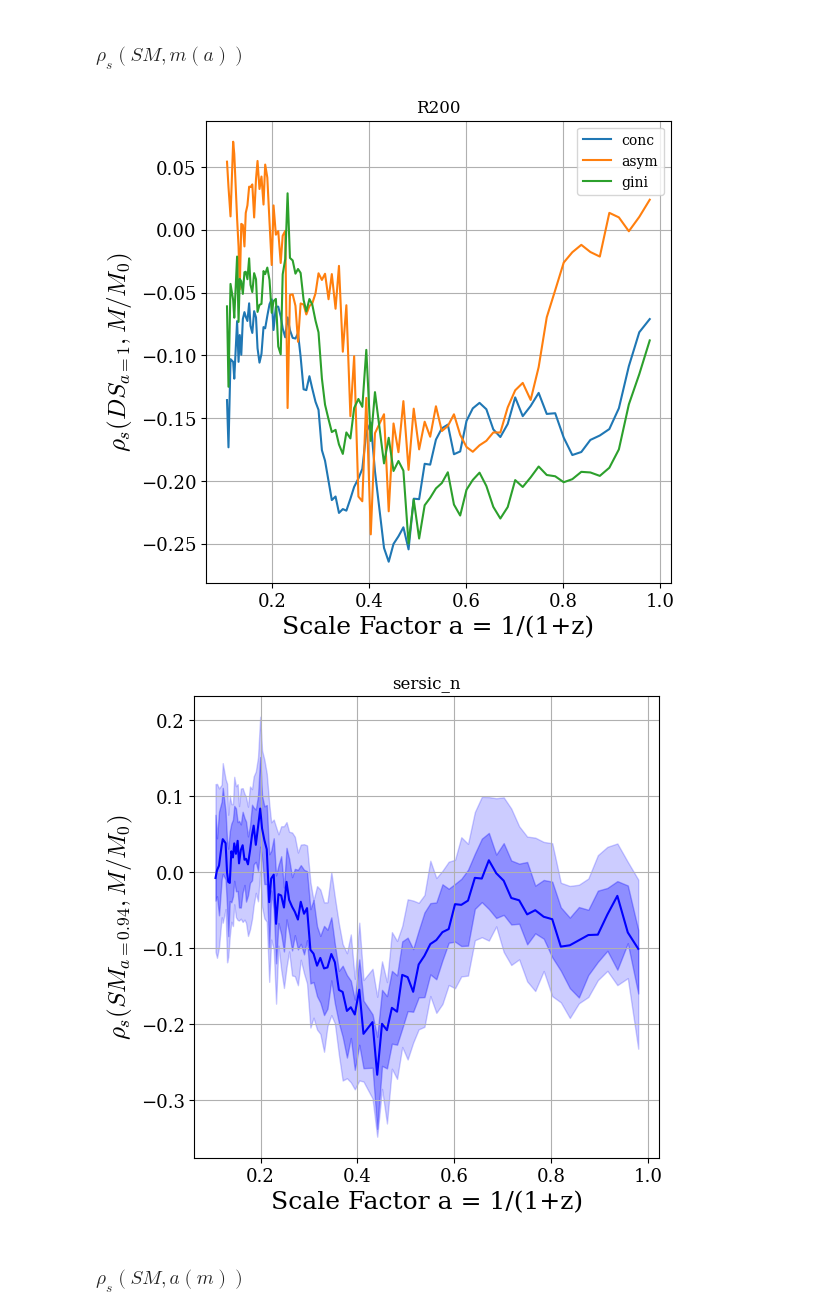
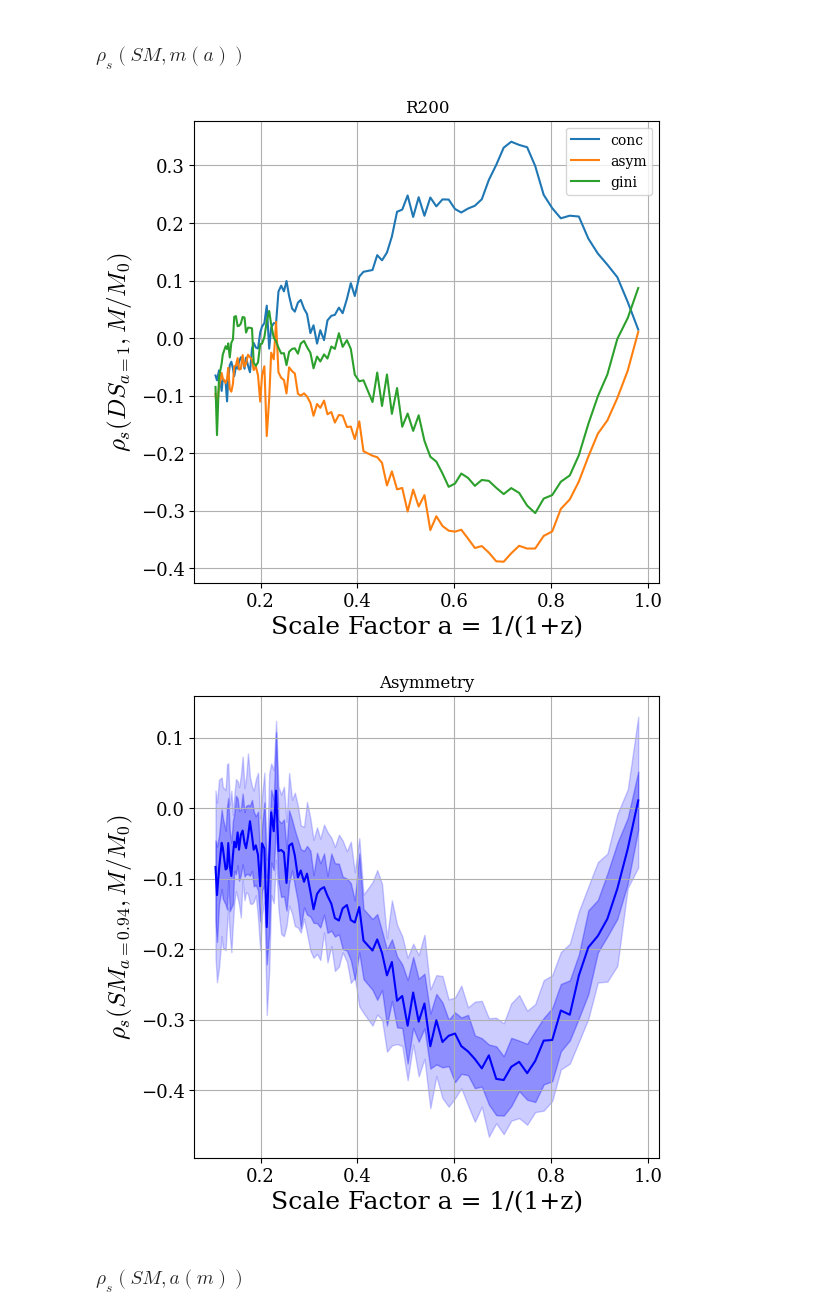
Before and after one commit to Kabelo-T/cluster_morph, a Jupyter notebook: cluster_morphs.ipynb, the cells around one changed output. Saved outputs shown, nothing was run; the diff lists cells and outputs as text; code cells hidden in the pictures.

```diff
--- a/cluster_morphs.ipynb
+++ b/cluster_morphs.ipynb
@@ -41,7 +41,7 @@ plt.show()
 ### $\rho_s(SM, m(a))$
 # %%
 sm_df = futils.get_morphologies(
-    'results/gadgetx3k_205_0.05Mpc_.csv')
+    'results/gadgetx3k_205_rin100kpc_rout1Mpc.csv')
 mah_df_dict = futils.get_mah_all('data/gadgetx3k_20/AHFHaloHistory/')
 # %%
 mah_sm_dict, corrs_list, filtered_z_list = corutils.build_ma_corrs(mah_df_dict, sm_df)
@@ -74,25 +74,25 @@ axs.grid()
 plt.legend()
 plt.show()
 # %% [output]
-[figure, old version]
+[figure, new version]
 # %%
-p10 = datutils.get_perc(mah_sm_dict, param='sersic_n', q=10)
-p25 = datutils.get_perc(mah_sm_dict, param='sersic_n', q=25)
-p50 = datutils.get_perc(mah_sm_dict, param='sersic_n', q=50)
-p75 = datutils.get_perc(mah_sm_dict, param='sersic_n', q=75)
-p90 = datutils.get_perc(mah_sm_dict, param='sersic_n', q=90)
+p10 = datutils.get_perc(mah_sm_dict, param='A', q=10)
+p25 = datutils.get_perc(mah_sm_dict, param='A', q=25)
+p50 = datutils.get_perc(mah_sm_dict, param='A', q=50)
+p75 = datutils.get_perc(mah_sm_dict, param='A', q=75)
+p90 = datutils.get_perc(mah_sm_dict, param='A', q=90)
 # %%
 fig, axs = plt.subplots(nrows=1, ncols=1, figsize=(6, 6))
-axs.set_title('sersic_n')
+axs.set_title('Asymmetry')
 axs.plot(aexp, p50, color='b')
 axs.fill_between(aexp, p10, p90, color='b', alpha=0.2)
 axs.fill_between(aexp, p25, p75, color='b', alpha=0.3)
 axs.set_xlabel('Scale Factor a = 1/(1+z)')
 axs.set_ylabel(r'$\rho_s (SM_{a=0.94}, M/M_0)$')
 axs.grid()
 plt.show()
 # %% [output]
-[figure, old version]
+[figure, new version]
 # %% [markdown]
 ### $\rho_s(SM, a(m))$
 # %%
```
Also changed, not shown: parts of 10 cells of this notebook, 3 other files.
